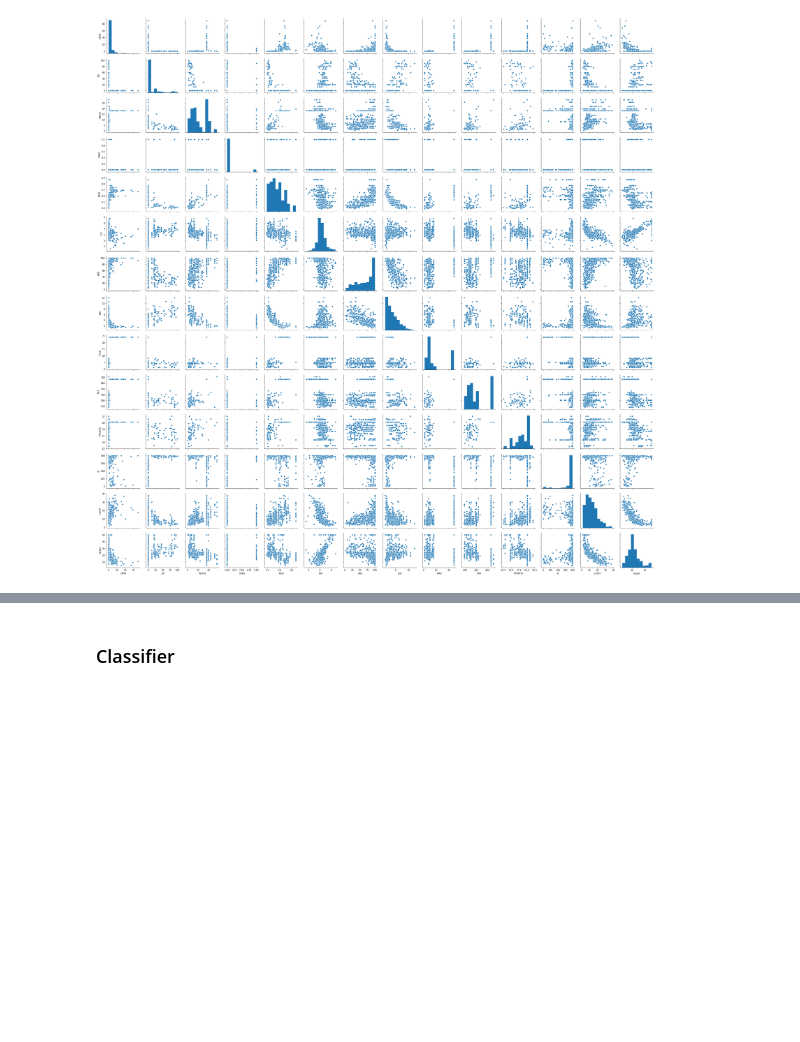
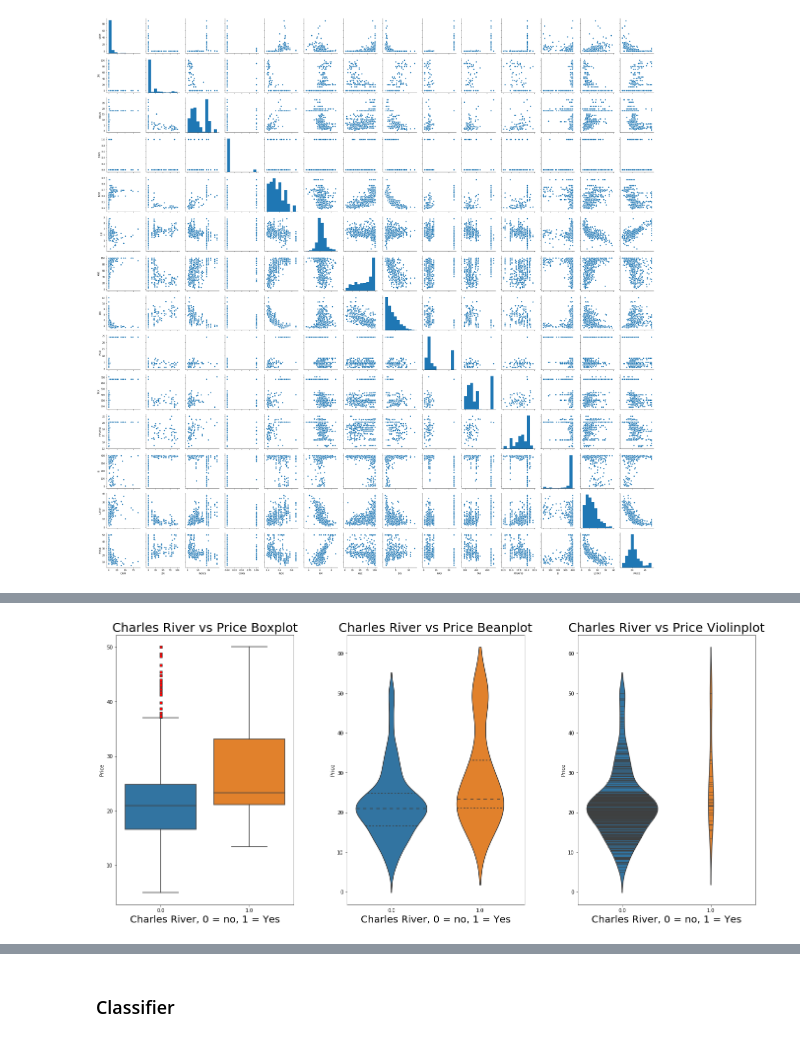
Before and after one commit to G00364756/52954---Machine_Learning-Statistics-Project, a Jupyter notebook: boston.ipynb, the cells around one changed output, grey strips where cells are left out. Drawn from its saved outputs; the diff is of its cells as text; code cells hidden in the pictures; blank space fills up the shorter version.

```diff
--- a/boston.ipynb
+++ b/boston.ipynb
@@ -217,0 +245,30 @@ sns.pairplot(df)
+# %%
+# Adapted from Fundamentals of Data Analytics Project by Aidan O'Connor - https://github.com/G00364756/52446---Fundamentals-of-Data-Analysis---Project
+# Plotting a boxplot, violinplot and beanplot for house prices between houses that are along the Charles river and those that aren’t
+
+# Subplot 1: Boxplot of Price, Boston House Pricing dataset.
+plt.subplot(131)
+sns.boxplot(x=df['CHAS'], y=df["PRICE"], whis=1.5, flierprops=dict(markerfacecolor='r', marker='s'), orient="v")
+plt.title("Charles River vs Price Boxplot", fontsize=25)
+plt.xlabel("Charles River, 0 = no, 1 = Yes", fontsize=20)
+plt.ylabel("Price")
+
+# Subplot 2: Violinplot of Price, Boston House Pricing dataset.
+plt.subplot(132)
+sns.violinplot( inner="quart", x=df['CHAS'], y=df["PRICE"], whis=1.5, orient="v")
+plt.title("Charles River vs Price Beanplot", fontsize=25)
+plt.xlabel("Charles River, 0 = no, 1 = Yes", fontsize=20)
+plt.ylabel("Price")
+
+# Subplot 3: Beanplot of Price, Boston House Pricing dataset.
+plt.subplot(133)
+sns.violinplot(x=df['CHAS'], y=df["PRICE"], whis=1.5, scale="count", inner="stick", orient="v")
+plt.title("Charles River vs Price Violinplot", fontsize=25)
+plt.xlabel("Charles River, 0 = no, 1 = Yes", fontsize=20)
+plt.ylabel("Price")
+
+plt.subplots_adjust(left=0, bottom=0.1, right=3, top=2, wspace=0.30, hspace=0.30)
+
+plt.show()
+# %% [output]
+[figure, added]
```
Also changed, not shown: parts of 17 cells of this notebook, 2 other files.
